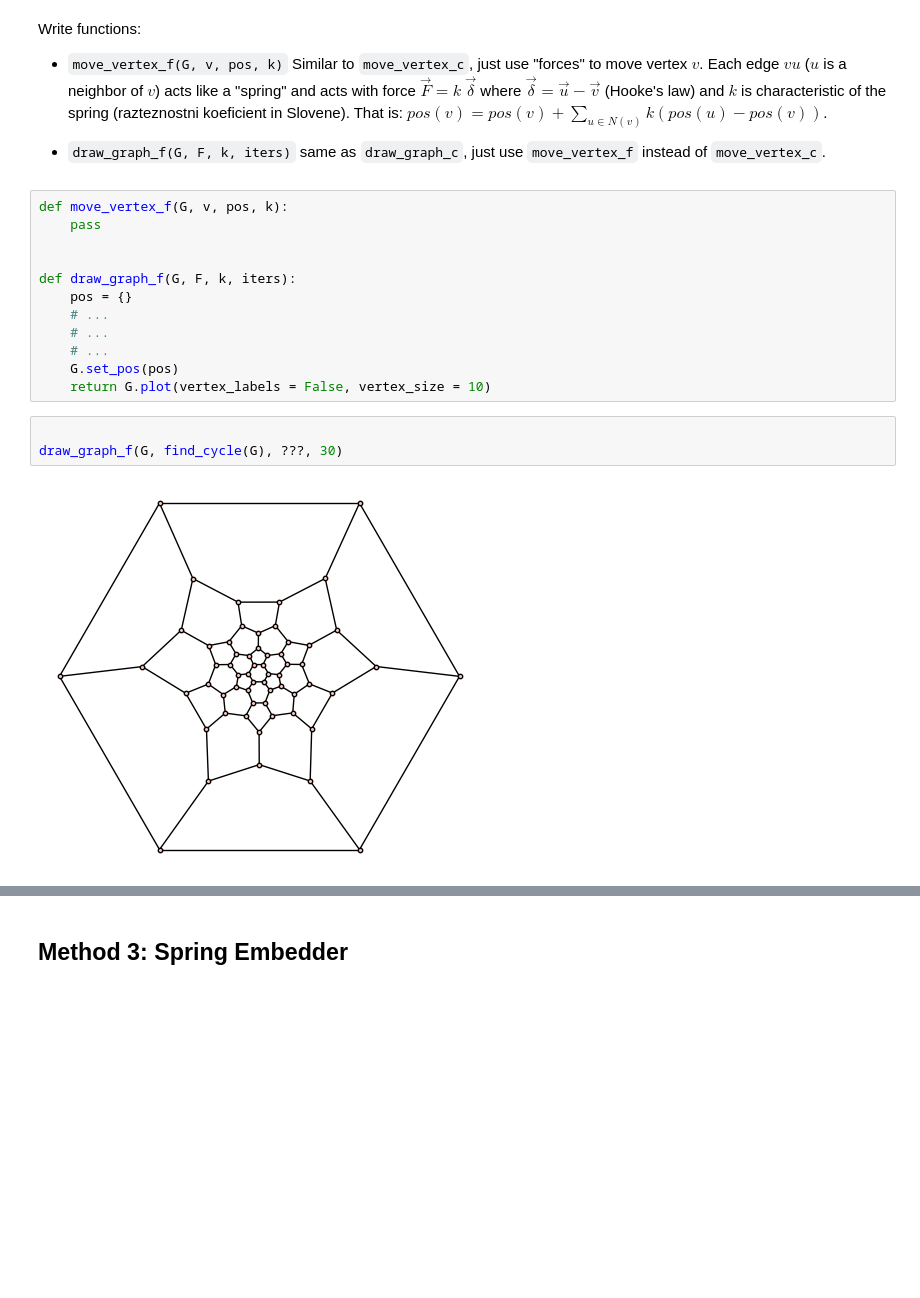
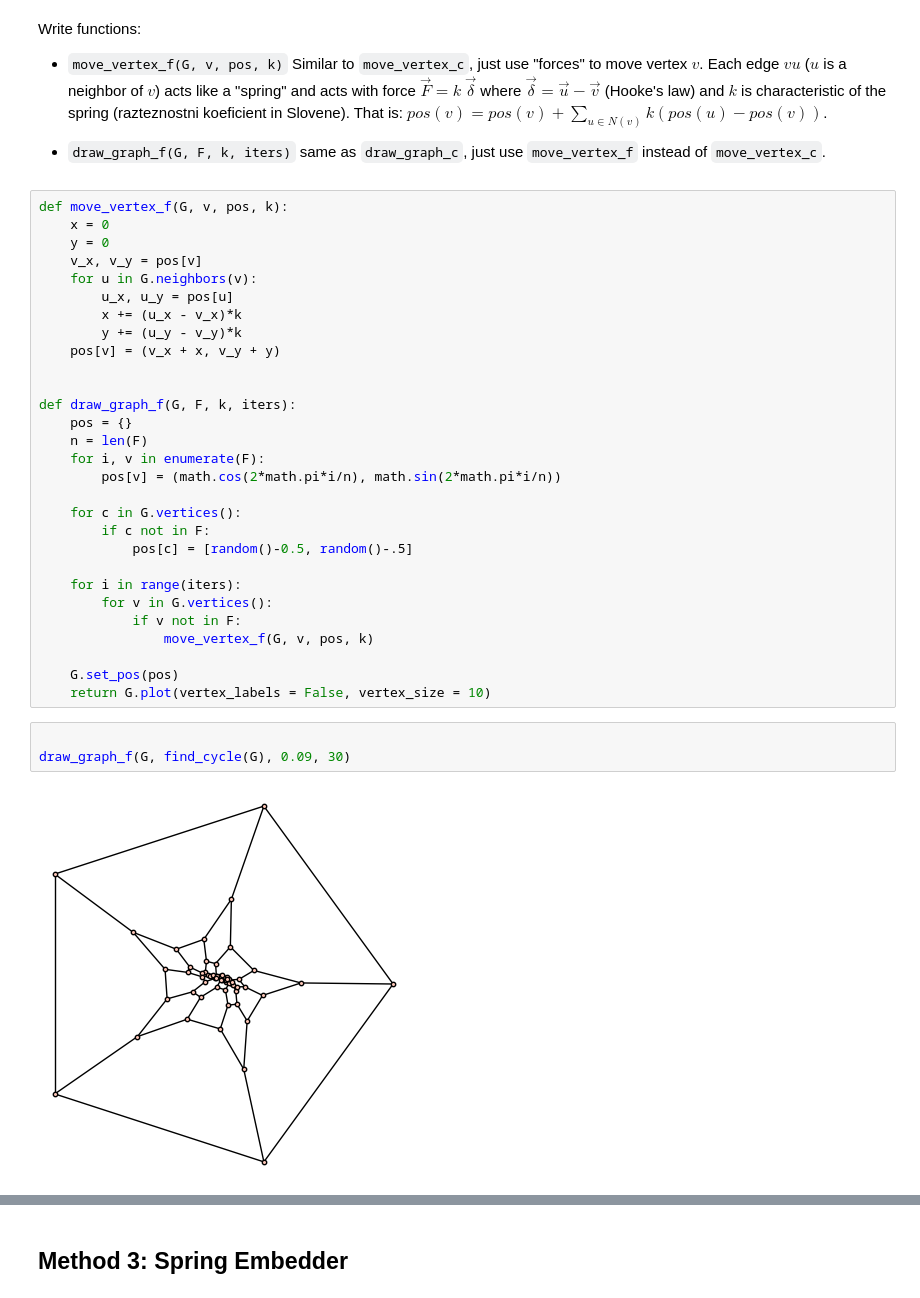
Before and after one commit to RootRooster/discrete-math-labs, a Jupyter notebook: pubilc/Lab_06_2025.ipynb, the cells around one changed output, grey strips where cells are left out. Cells and saved outputs as stored; diff of their text form; blank space fills up the shorter version.

```diff
--- a/pubilc/Lab_06_2025.ipynb
+++ b/pubilc/Lab_06_2025.ipynb
@@ -141,21 +158,38 @@ Write functions:
   Similar to `move_vertex_c`, just use "forces" to move vertex $v$. Each edge $vu$ ($u$ is a neighbor of $v$) acts like a "spring" and acts with force $\vec{F} = k\: \vec{\delta}$ where $\vec{\delta} = \vec{u} - \vec{v}$ (Hooke's law) and $k$ is characteristic of the spring (razteznostni koeficient in Slovene). That is: $pos(v) = pos(v) + \sum_{u \in N(v)} k (pos(u) - pos(v))$.
 
 * `draw_graph_f(G, F, k, iters)` same as `draw_graph_c`, just use `move_vertex_f` instead of `move_vertex_c`.
-# %%
-def move_vertex_f(G, v, pos, k):
-    pass
-
-
-def draw_graph_f(G, F, k, iters):
-    pos = {}
-    # ...
-    # ...
-    # ...
-    G.set_pos(pos)
-    return G.plot(vertex_labels = False, vertex_size = 10)
+# %%
+def move_vertex_f(G, v, pos, k):
+    x = 0
+    y = 0
+    v_x, v_y = pos[v]
+    for u in G.neighbors(v):
+        u_x, u_y = pos[u]
+        x += (u_x - v_x)*k
+        y += (u_y - v_y)*k
+    pos[v] = (v_x + x, v_y + y)
+
+
+def draw_graph_f(G, F, k, iters):
+    pos = {}
+    n = len(F)
+    for i, v in enumerate(F):
+        pos[v] = (math.cos(2*math.pi*i/n), math.sin(2*math.pi*i/n))
+
+    for c in G.vertices():
+        if c not in F:
+            pos[c] = [random()-0.5, random()-.5]
+
+    for i in range(iters):
+        for v in G.vertices():
+            if v not in F:
+                move_vertex_f(G, v, pos, k)
+
+    G.set_pos(pos)
+    return G.plot(vertex_labels = False, vertex_size = 10)
 # %%
 
-draw_graph_f(G, find_cycle(G), ???, 30)
+draw_graph_f(G, find_cycle(G), 0.09, 30)
 # %% [output]
-[figure, old version]
+[figure, new version]
 # %%
```
Also changed, not shown: parts of 20 cells of this notebook.
